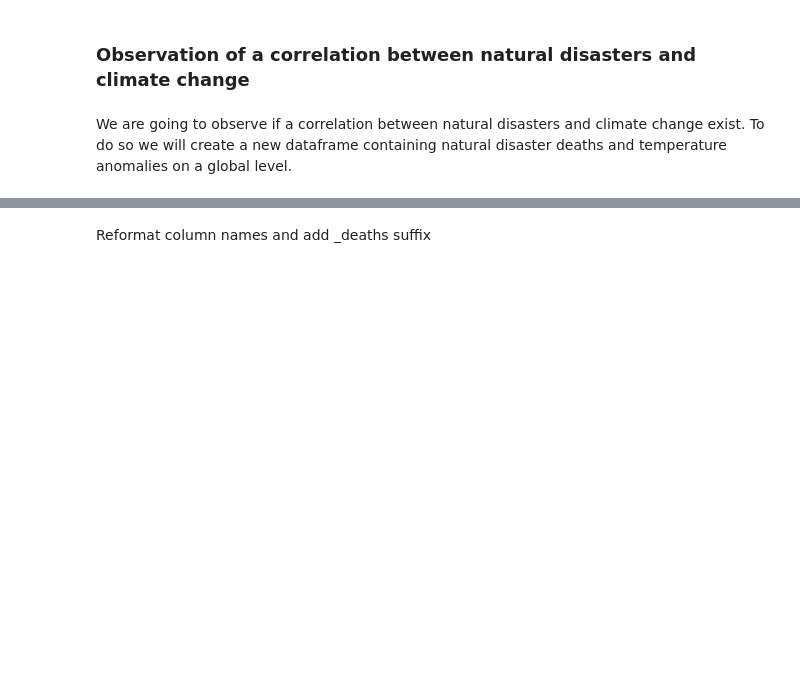
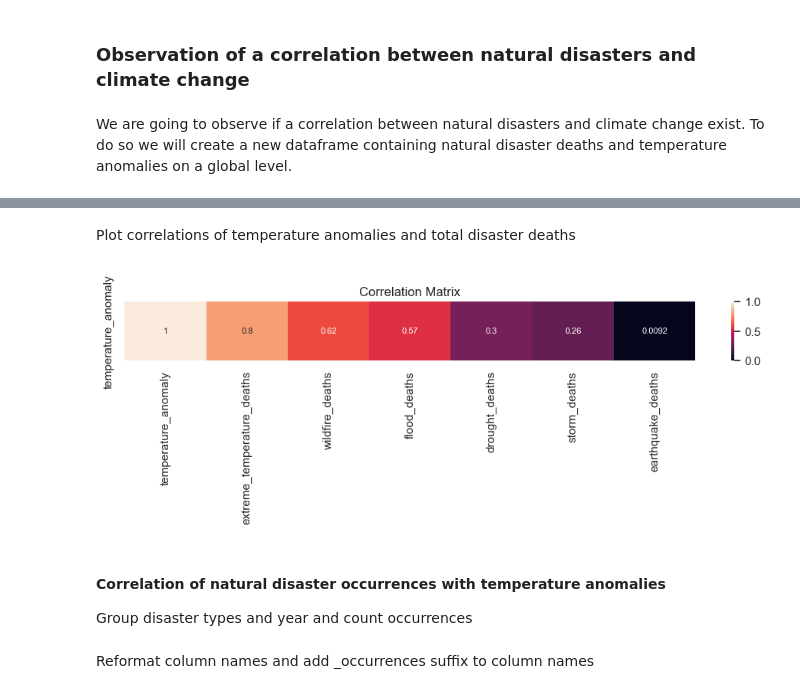
Before and after one commit to lukiwieser/natural-disasters-and-climate-change, a Jupyter notebook: temp-analysis.ipynb, the cells around one changed output, grey strips where cells are left out. Drawn from its saved outputs; the diff is of its cells as text; code cells hidden in the pictures; blank space fills up the shorter version.

```diff
--- a/temp-analysis.ipynb
+++ b/temp-analysis.ipynb
@@ -271,0 +247,11 @@ dis_global_deaths_yearly_wide.head(3)
+# %%
+def reformatDisGlobalYearlyWide(dis_global_yearly_wide, suffix):
+    dis_global_yearly_wide = dis_global_yearly_wide.fillna(0)
+    dis_global_yearly_wide = dis_global_yearly_wide.astype('int32')
+    dis_global_yearly_wide.columns = [c.replace(' ', '_').lower() for c in dis_global_yearly_wide.columns]
+    dis_global_yearly_wide.rename(columns={'extreme_temperature_': 'extreme_temperature', 'mass_movement_(dry)': 'mass_movement_dry'}, inplace=True)
+    dis_global_yearly_wide = dis_global_yearly_wide.add_suffix(suffix)
+    dis_global_yearly_wide.reset_index(inplace=True)
+    return dis_global_yearly_wide
+# %%
+dis_global_yearly_deaths_wide = reformatDisGlobalYearlyWide(dis_global_yearly_deaths_wide, "_deaths")
@@ -271,0 +260,3 @@ dis_global_deaths_yearly_wide.head(3)
+# %%
+dis_global_yearly_deaths_wide['temperature_anomaly'] = temp_global['temperature_anomaly']
+dis_global_yearly_deaths_wide.head(3)
@@ -271,0 +268,20 @@ dis_global_deaths_yearly_wide.head(3)
+# %% [markdown]
+Plot correlations of temperature anomalies and total disaster deaths
+# %%
+def plotTempDisCorrelation(corr):
+    corr.sort_values(by='temperature_anomaly', inplace=True, ascending=False)
+    corr = corr.T
+    cmap = sns.color_palette("rocket", as_cmap=True)
+    fig, ax = plt.subplots(figsize=(12,1))
+    sns.heatmap(corr,annot=True,vmin=0, vmax=1,cmap=cmap, annot_kws={"size": 8},ax=ax)
+    ax.set_title("Correlation Matrix", y=1);
+    return
+# %%
+dis_global_yearly_count_wide_corr = dis_global_yearly_deaths_wide.drop('year', axis=1).corr(method='spearman')[['temperature_anomaly']]
+plotTempDisCorrelation(dis_global_yearly_count_wide_corr)
+# %% [output]
+[figure, added]
+# %% [markdown]
+#### Correlation of natural disaster occurrences with temperature anomalies
+
+Group disaster types and year and count occurrences
@@ -272,2 +292,2 @@ dis_global_deaths_yearly_wide.head(3)
 # %% [markdown]
-Reformat column names and add _deaths suffix
+Reformat column names and add _occurrences suffix to column names
```
Also changed, not shown: parts of 27 cells of this notebook.
